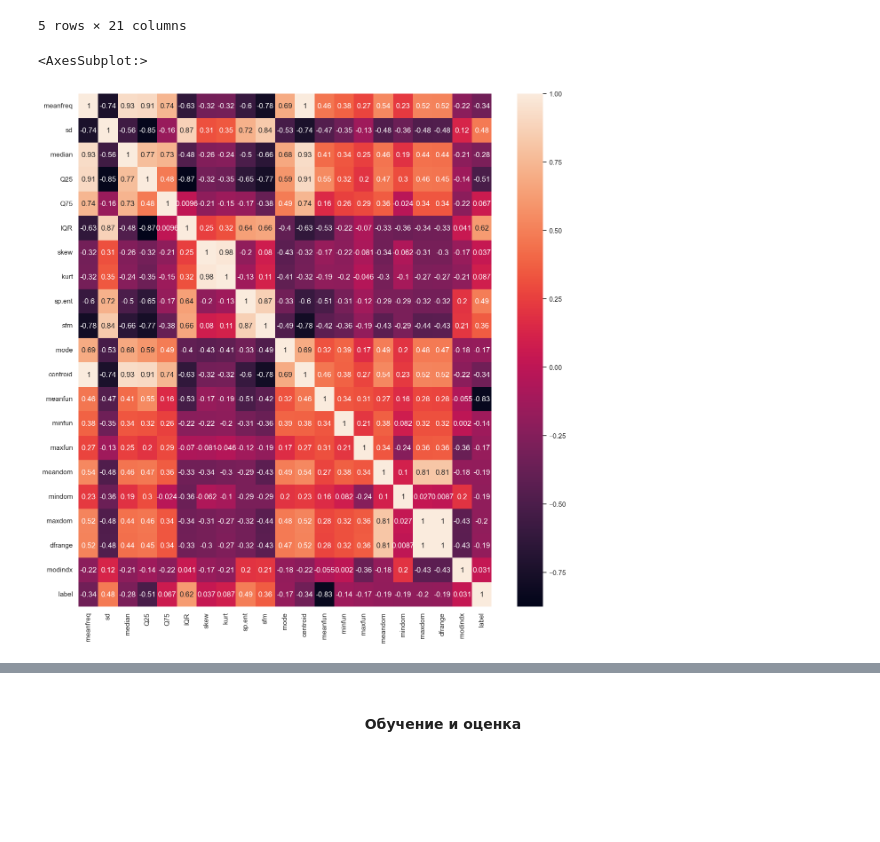
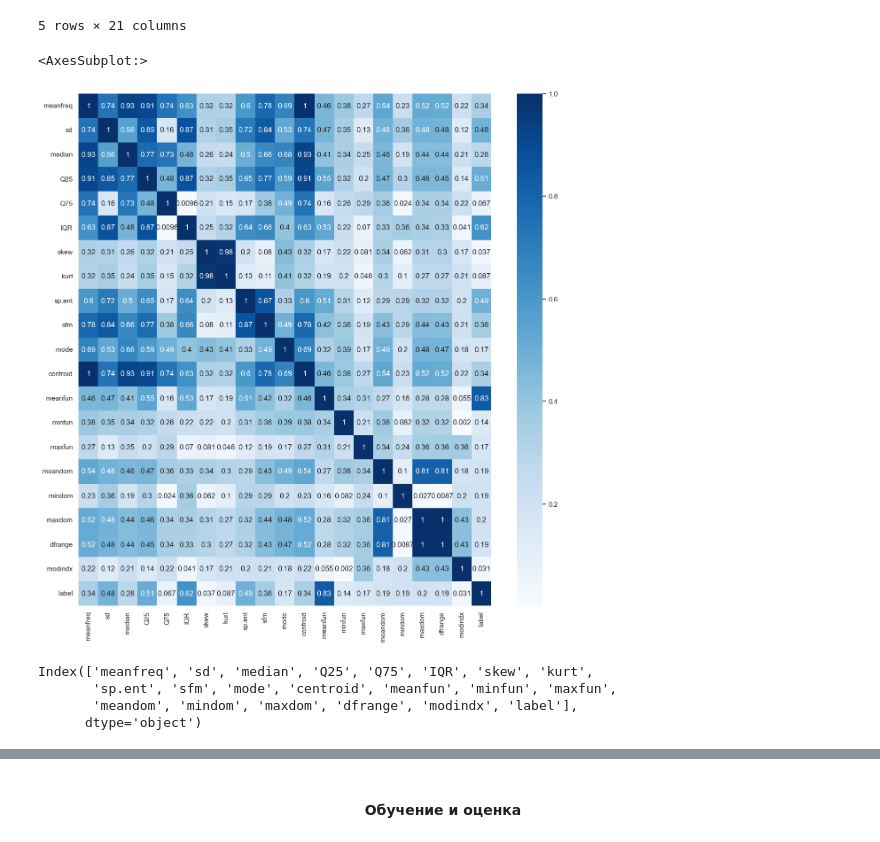
Before and after one commit to MGSDS/Itmo-ML, a Jupyter notebook: Lab 6/test 6.1 neuron logloss.ipynb, the cells around one changed output, grey strips where cells are left out. Drawn from its saved outputs; the diff is of its cells as text; code cells hidden in the pictures; blank space fills up the shorter version.

```diff
--- a/Lab 6/test 6.1 neuron logloss.ipynb
+++ b/Lab 6/test 6.1 neuron logloss.ipynb
@@ -175,6 +175,7 @@ import seaborn as sns
 from sklearn.preprocessing import StandardScaler
 from sklearn.metrics import classification_report
 from sklearn.model_selection import train_test_split
+sns.set_palette("Blues")
 sns.set(rc={'figure.figsize':(8,4)})
 # %%
 df = pd.read_csv('apples_pears.csv')
@@ -271,8 +272,15 @@ df_voice.head()
 5 rows × 21 columns
 # %%
 sns.set(rc={'figure.figsize':(15,15)})
-sns.heatmap(df_voice.corr(), annot=True)
+sns.heatmap(df_voice.corr().abs(), annot=True, cmap="Blues")
 # %% [output]
 <AxesSubplot:>
-[figure, old version]
+[figure, new version]
+# %%
+df_voice.columns
+# %% [output]
+Index(['meanfreq', 'sd', 'median', 'Q25', 'Q75', 'IQR', 'skew', 'kurt',
+       'sp.ent', 'sfm', 'mode', 'centroid', 'meanfun', 'minfun', 'maxfun',
+       'meandom', 'mindom', 'maxdom', 'dfrange', 'modindx', 'label'],
+      dtype='object')
 # %%
```
Also changed, not shown: parts of 3 cells of this notebook, 1 other file.
